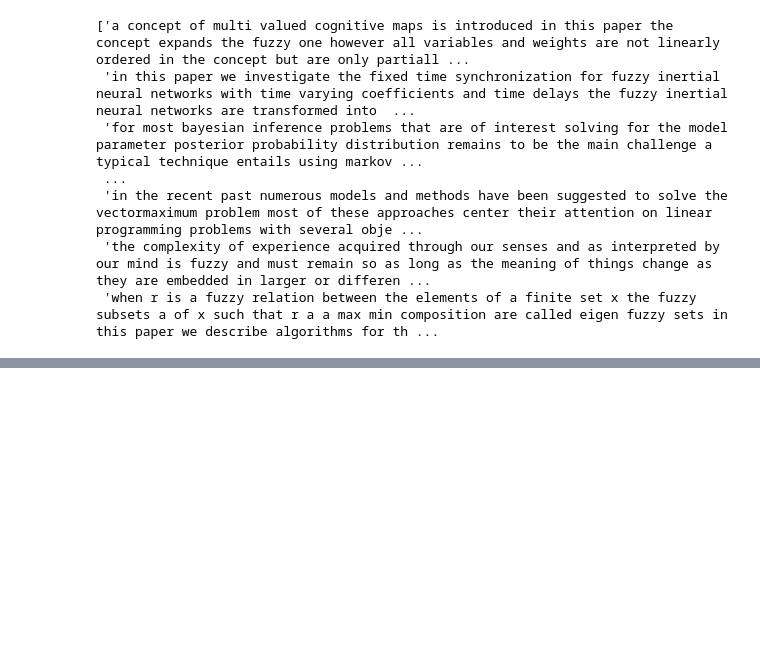
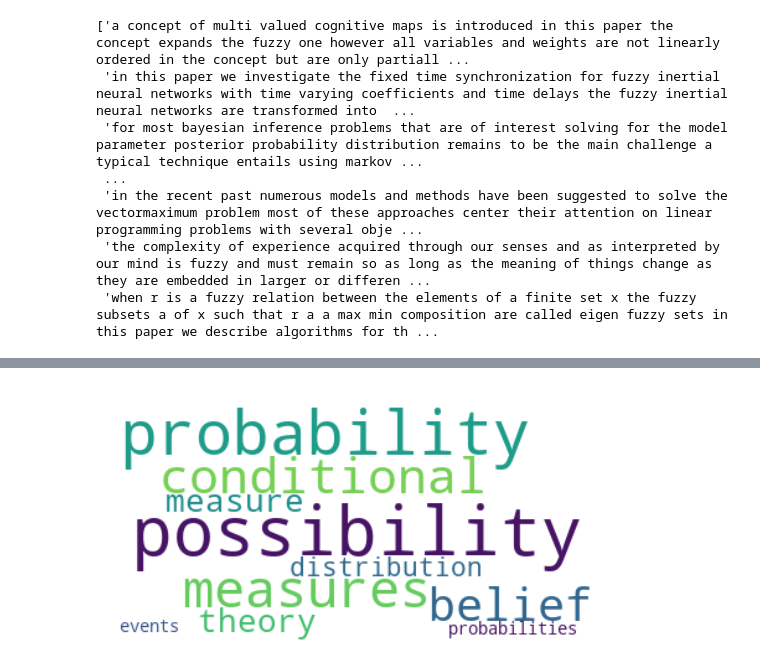
Before and after one commit to burugaria7/abstlyze, a Jupyter notebook: notebook/bertopic_test.ipynb, the cells around one changed output, grey strips where cells are left out. Saved outputs shown, nothing was run; the diff lists cells and outputs as text; code cells hidden in the pictures; blank space fills up the shorter version.

Commit message:
Add individual cluster analysis and image output, etc.

```diff
--- a/notebook/bertopic_test.ipynb
+++ b/notebook/bertopic_test.ipynb
@@ -24,7 +24,13 @@ print(arr_multi)
  'when r is a fuzzy relation between the elements of a finite set x the fuzzy subsets a of x such that r a a max min composition are called eigen fuzzy sets in this paper we describe algorithms for th ...
 # %%
 from bertopic import BERTopic
+from sklearn.feature_extraction.text import CountVectorizer
 
-topic_model = BERTopic(verbose=True)
+vectorizer_model = CountVectorizer(stop_words="english")
+
+topic_model = BERTopic(verbose=True, nr_topics="auto", vectorizer_model=vectorizer_model)
 topics, probs = topic_model.fit_transform(abstracts)
+
+embedding_model = "sentence-transformers/all-MiniLM-L6-v2"
+topic_model.save("\\model_dir\\", serialization="pytorch", save_ctfidf=True, save_embedding_model=embedding_model)
 # %% [output]
@@ -48,0 +84,16 @@ img.write_html(file_name)
+# %%
+from wordcloud import WordCloud
+import matplotlib.pyplot as plt
+
+def create_wordcloud(model, topic):
+    text = {word: value for word, value in model.get_topic(topic)}
+    wc = WordCloud(background_color="white", max_words=1000)
+    wc.generate_from_frequencies(text)
+    plt.imshow(wc, interpolation="bilinear")
+    plt.axis("off")
+    plt.show()
+
+# Show wordcloud
+create_wordcloud(topic_model, topic=2)
+# %% [output]
+[figure, added]
```
Also changed, not shown: parts of 5 cells of this notebook.
